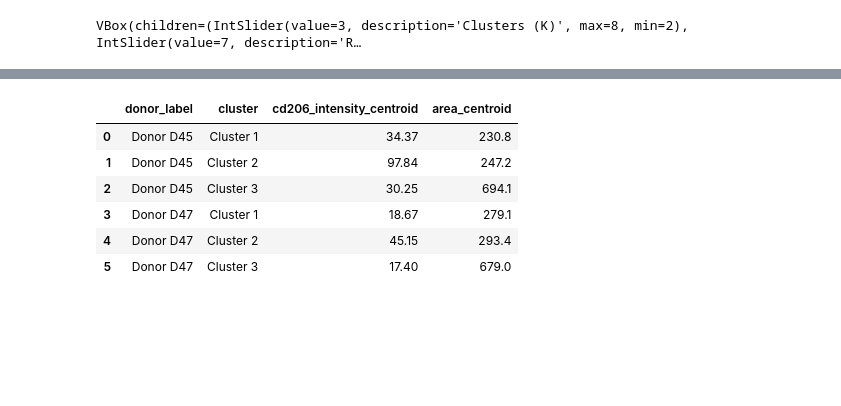
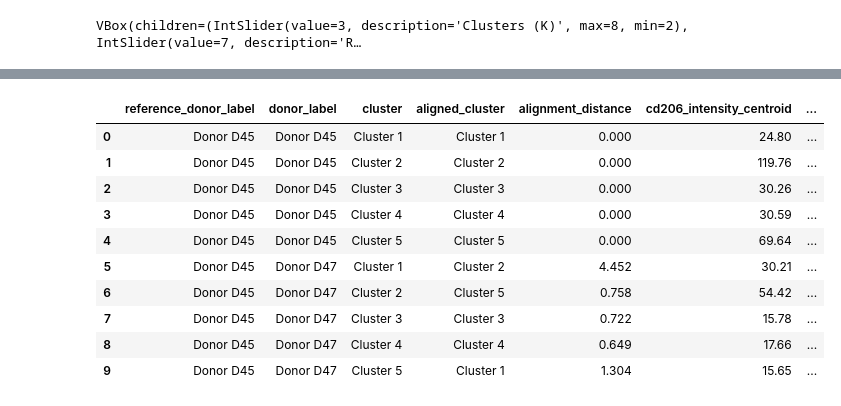
Before and after one commit to The-Lama/makrophage-spass, a Jupyter notebook: notebooks/unsupervised_cell_clustering_workflow.ipynb, the cells around one changed output, grey strips where cells are left out. Drawn from its saved outputs; the diff is of its cells as text; code cells hidden in the pictures; blank space fills up the shorter version.

```diff
--- a/notebooks/unsupervised_cell_clustering_workflow.ipynb
+++ b/notebooks/unsupervised_cell_clustering_workflow.ipynb
@@ -342,4 +452,12 @@ Once you have an idea of a useful `K` from the simulation, set the values below
 # %%
-final_cluster_k = 3
-final_cluster_seed = 588
-final_cluster_iterations = 10
+final_cluster_k = 5
+final_cluster_seed = 548
+final_cluster_iterations = 25
+
+reference_donor_options = ordered_present_values(cluster_cells["donor_label"])
+reference_donor_dropdown = widgets.Dropdown(
+    options=reference_donor_options,
+    value=reference_donor_options[0],
+    description="Reference donor",
+)
+display(reference_donor_dropdown)
@@ -346,24 +466,41 @@ final_cluster_iterations = 10
 # %%
+reference_donor_label = str(reference_donor_dropdown.value)
+
 (
     final_donor_feature_data,
     final_donor_runs,
     clustered_cells,
     cluster_centroid_table,
 ) = run_split_kmeans(
     cluster_cells,
     k=final_cluster_k,
     random_seed=final_cluster_seed,
     max_iterations=final_cluster_iterations,
+    reference_donor_label=reference_donor_label,
 )
 
-display(cluster_centroid_table.round({"cd206_intensity_centroid": 2, "area_centroid": 1}))
+display(
+    cluster_centroid_table[[
+        "reference_donor_label",
+        "donor_label",
+        "cluster",
+        "aligned_cluster",
+        "alignment_distance",
+        "cd206_intensity_centroid",
+        "area_centroid",
+    ]].round({"alignment_distance": 3, "cd206_intensity_centroid": 2, "area_centroid": 1})
+)
 # %% [output]
-|  | donor_label | cluster | cd206_intensity_centroid | area_centroid |
-| 0 | Donor D45 | Cluster 1 | 34.37 | 230.8 |
-| 1 | Donor D45 | Cluster 2 | 97.84 | 247.2 |
-| 2 | Donor D45 | Cluster 3 | 30.25 | 694.1 |
-| 3 | Donor D47 | Cluster 1 | 18.67 | 279.1 |
-| 4 | Donor D47 | Cluster 2 | 45.15 | 293.4 |
-| 5 | Donor D47 | Cluster 3 | 17.40 | 679.0 |
+|  | reference_donor_label | donor_label | cluster | aligned_cluster | alignment_distance | cd206_intensity_centroid | ... |
+| 0 | Donor D45 | Donor D45 | Cluster 1 | Cluster 1 | 0.000 | 24.80 | ... |
+| 1 | Donor D45 | Donor D45 | Cluster 2 | Cluster 2 | 0.000 | 119.76 | ... |
+| 2 | Donor D45 | Donor D45 | Cluster 3 | Cluster 3 | 0.000 | 30.26 | ... |
+| 3 | Donor D45 | Donor D45 | Cluster 4 | Cluster 4 | 0.000 | 30.59 | ... |
+| 4 | Donor D45 | Donor D45 | Cluster 5 | Cluster 5 | 0.000 | 69.64 | ... |
+| 5 | Donor D45 | Donor D47 | Cluster 1 | Cluster 2 | 4.452 | 30.21 | ... |
+| 6 | Donor D45 | Donor D47 | Cluster 2 | Cluster 5 | 0.758 | 54.42 | ... |
+| 7 | Donor D45 | Donor D47 | Cluster 3 | Cluster 3 | 0.722 | 15.78 | ... |
+| 8 | Donor D45 | Donor D47 | Cluster 4 | Cluster 4 | 0.649 | 17.66 | ... |
+| 9 | Donor D45 | Donor D47 | Cluster 5 | Cluster 1 | 1.304 | 15.65 | ... |
 # %%
 cluster_composition = (
```
Also changed, not shown: parts of 7 cells of this notebook.
